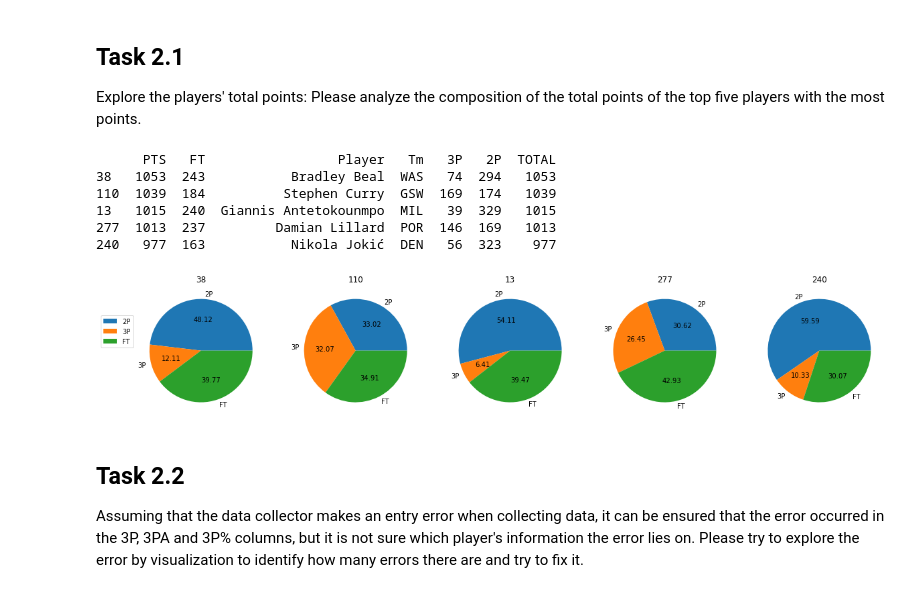
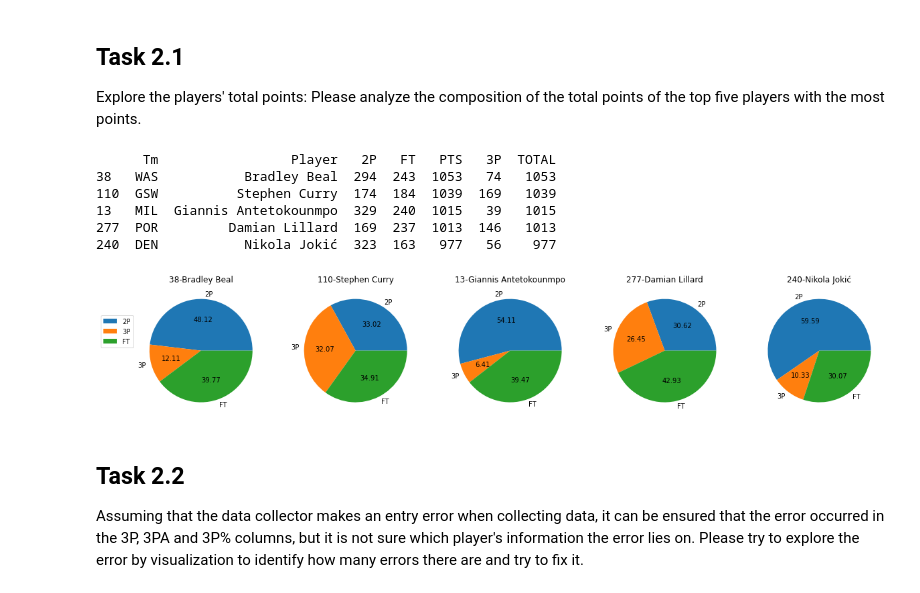
Before and after one commit to abir1997/nba-data-analysis, a Jupyter notebook: s3677701.ipynb, the cells around one changed output. Drawn from its saved outputs; the diff is of its cells as text; code cells hidden in the pictures.

```diff
--- a/s3677701.ipynb
+++ b/s3677701.ipynb
@@ -239,32 +239,32 @@ Explore the players' total points: Please analyze the composition of the total p
 # %%
 # 2.1 Analysis of total points' of top 5 players with the most points
 pd.options.mode.chained_assignment = None  # default='warn'
 
 top5_players = data[{'Player', '3P', '2P', 'FT', 'PTS', 'Tm'}]
 top5_players = top5_players[top5_players.Tm != "TOT"] # Exclude TOT as that row is for total pts of a player
 top5_players['TOTAL'] = top5_players.groupby('Player')['PTS'].transform('sum')
 
 top5_players = top5_players.drop_duplicates('Player', keep='last')
 top5_players = top5_players.sort_values(by=['TOTAL'], ascending=False).head(5)
 print(top5_players)
 # Making dataframe from required pts columns
 df = top5_players[['2P', '3P', 'FT']].copy()
 
 fig, axes = plt.subplots(1,5, figsize=(20,13))
-for ax, idx in zip(axes, df.index):
+for ax, idx, name in zip(axes, df.index, top5_players['Player']):
     ax.pie(df.loc[idx], labels=df.columns, autopct='%.2f')
-    ax.set(ylabel='', title=idx, aspect='equal')
+    ax.set(ylabel='', title=str(idx) + "-" +name, aspect='equal')
 
 axes[0].legend(bbox_to_anchor=(0, 0.8))
 plt.show()
 # %% [output]
-      PTS   FT                 Player   Tm   3P   2P  TOTAL
-38   1053  243           Bradley Beal  WAS   74  294   1053
-110  1039  184          Stephen Curry  GSW  169  174   1039
-13   1015  240  Giannis Antetokounmpo  MIL   39  329   1015
-277  1013  237         Damian Lillard  POR  146  169   1013
-240   977  163           Nikola Jokić  DEN   56  323    977
+      Tm                 Player   2P   FT   PTS   3P  TOTAL
+38   WAS           Bradley Beal  294  243  1053   74   1053
+110  GSW          Stephen Curry  174  184  1039  169   1039
+13   MIL  Giannis Antetokounmpo  329  240  1015   39   1015
+277  POR         Damian Lillard  169  237  1013  146   1013
+240  DEN           Nikola Jokić  323  163   977   56    977
-[figure, old version]
+[figure, new version]
 # %% [markdown]
 ## Task 2.2
 Assuming that the data collector makes an entry error when collecting data, it can be ensured that the error occurred in the 3P, 3PA and 3P% columns, but it is not sure which player's information the error lies on. Please try to explore the error by visualization to identify how many errors there are and try to fix it.
```
Also changed, not shown: parts of 15 cells of this notebook, 1 other file.
